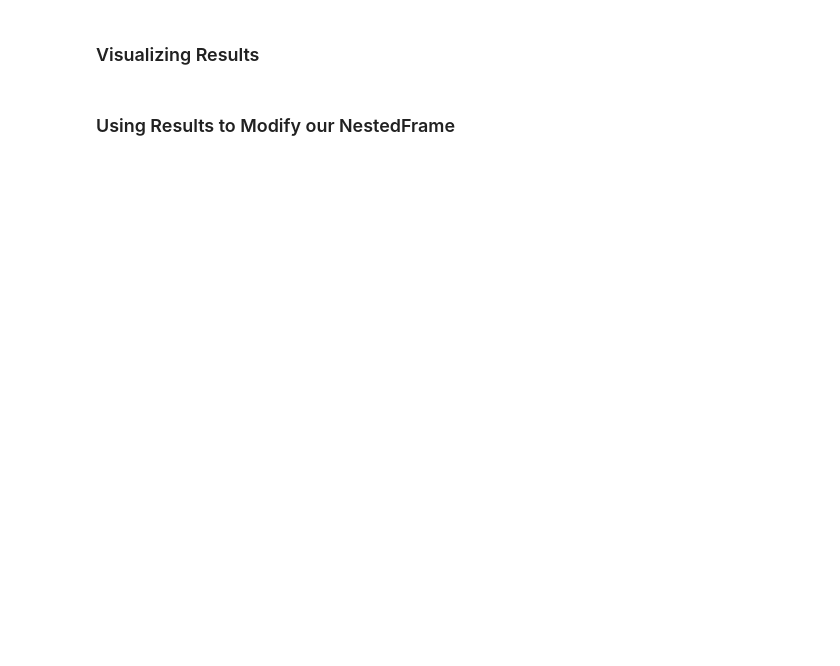
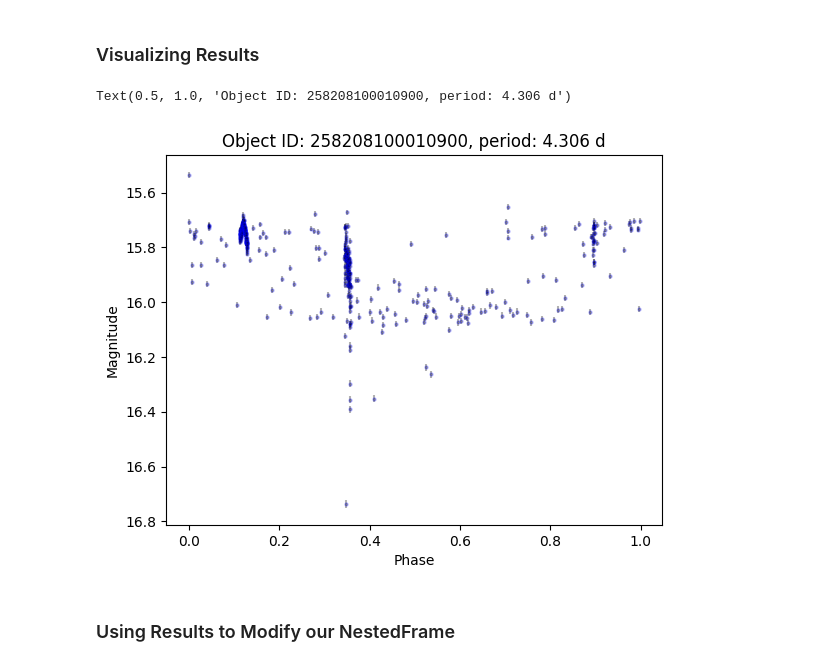
Before and after one commit to lincc-frameworks/RCW_Hackathon_2025_LSDB, a Jupyter notebook: Notebook_2.ipynb, the cells around one changed output. Cells and saved outputs as stored; diff of their text form; code cells hidden in the pictures; blank space fills up the shorter version.

```diff
--- a/Notebook_2.ipynb
+++ b/Notebook_2.ipynb
@@ -167,0 +198,4 @@ ztf_ndf
+# %%
+# Join our result ndf back to our main ndf
+ztf_ndf_w_periods = ztf_ndf.join(periods_ndf)
+ztf_ndf_w_periods.sort_values("false_alarm_prob", ascending=True)
@@ -168,4 +211,34 @@ ztf_ndf
 # %% [markdown]
 ### Visualizing Results
+# %%
+# Pick an interesting result by eye
+interesting_idx = 1456145241786570789
+
+import matplotlib.pyplot as plt
+
+row = ztf_ndf_w_periods.loc[interesting_idx]
+lc = row.timeseries
+
+peak_mjd = lc["hmjd"][lc["mag"].idxmin()]
+lc["phase"] = (lc["hmjd"] - peak_mjd) % row.period / row.period
+
+plt.errorbar(
+    lc["phase"],
+    lc["mag"],
+    lc["magerr"],
+    alpha=0.3,
+    ls="none",
+    marker="o",
+    markersize=2,
+    markeredgecolor="blue",
+    color="black",
+)
+plt.gca().invert_yaxis()
+plt.xlabel("Phase")
+plt.ylabel("Magnitude")
+plt.title(f"Object ID: {row.objectid}, period: {row.period:.3f} d")
+# %% [output]
+Text(0.5, 1.0, 'Object ID: 258208100010900, period: 4.306 d')
+[figure, added]
 # %% [markdown]
 ### Using Results to Modify our NestedFrame
```
Also changed, not shown: parts of 4 cells of this notebook.
